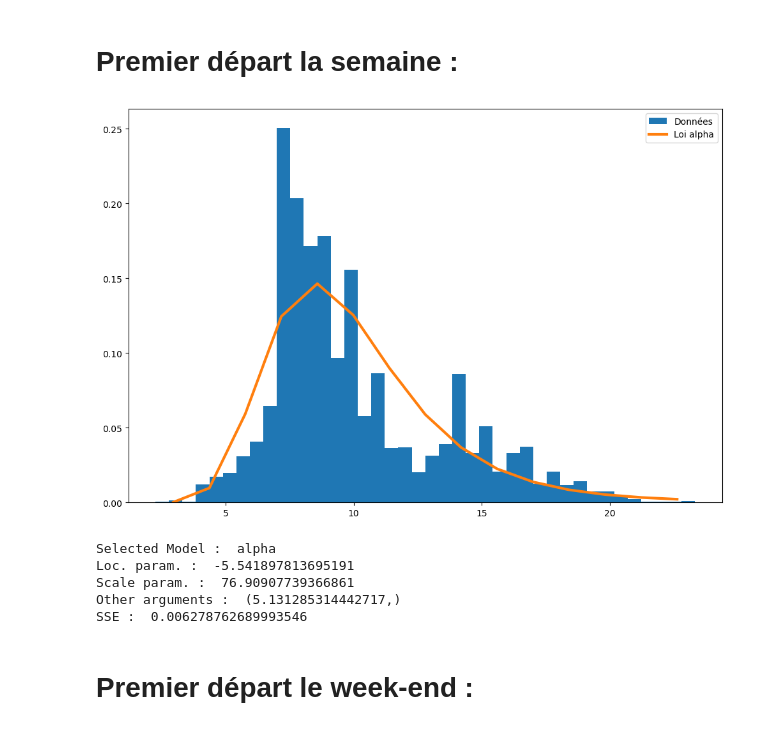
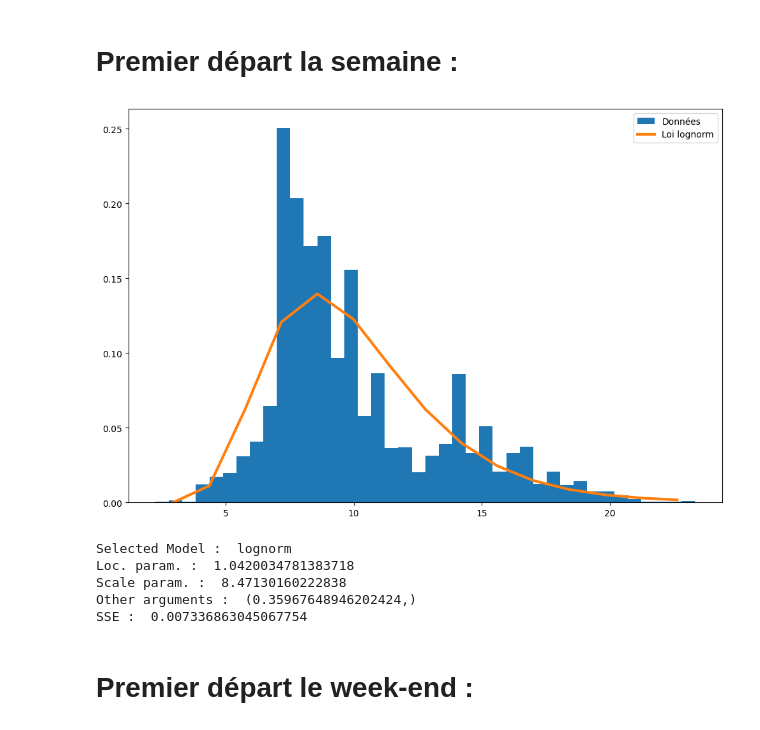
Before and after one commit to kilianguillon/Projet_statapp, a Jupyter notebook: PremierDepart.ipynb, the cells around one changed output. Saved outputs shown, nothing was run; the diff lists cells and outputs as text; code cells hidden in the pictures.

```diff
--- a/PremierDepart.ipynb
+++ b/PremierDepart.ipynb
@@ -59,7 +59,7 @@ plt.show()
 # %% [markdown]
 Programme essayant de trouver la meilleure loi de modélisation :
 # %%
-dist_names = ['norm', 'beta','gamma', 'pareto', 't', 'lognorm', 'invgamma', 'invgauss',  'loggamma', 'alpha', 'chi', 'chi2']
+dist_names = ['norm', 'beta','gamma', 'pareto', 't', 'lognorm', 'invgauss',  'loggamma', 'chi', 'chi2']
 sse = np.inf
 
 # Pour chaque distribution
@@ -381,7 +381,7 @@ x = (x + np.roll(x, -1))[:-1] / 2.0
 #plt.show()
 
 
-dist_names = ['norm', 'beta','gamma', 'pareto', 't', 'lognorm', 'invgamma', 'invgauss',  'loggamma', 'alpha', 'chi', 'chi2']
+dist_names = ['norm', 'beta','gamma', 'pareto', 't', 'lognorm',  'loggamma', 'chi', 'chi2']
 sse = np.inf
 
 # Pour chaque distribution
@@ -396,39 +396,39 @@ for name in dist_names:
   scale = param[-1]
   arg = param[:-2]
 
   # PDF
   pdf = dist.pdf(x, *arg, loc=loc, scale=scale)
   # SSE
   model_sse = np.sum((y - pdf)**2)
 
   # Si le SSE est diminué, enregistrer la loi
   if model_sse < sse :
     best_pdf = pdf
     sse = model_sse
     best_loc = loc
     best_scale = scale
     best_arg = arg
     best_name = name
 
 plt.figure(figsize=(12,8))
 plt.hist(prem_dep_semaine, bins=40, density=True, label="Données")
 plt.plot(x, best_pdf, label="Loi " + best_name, linewidth=3)
 plt.legend(loc='upper right')
 plt.show()
 
 # Détails sur la loi sélectionnée
 print("Selected Model : ", best_name)
 print("Loc. param. : ", best_loc)
 print("Scale param. : ", best_scale)
 print("Other arguments : ", best_arg)
 print("SSE : ", sse)
 # %% [output]
-[figure, old version]
+[figure, new version]
-Selected Model :  alpha
-Loc. param. :  -5.541897813695191
-Scale param. :  76.90907739366861
-Other arguments :  (5.131285314442717,)
-SSE :  0.006278762689993546
+Selected Model :  lognorm
+Loc. param. :  1.0420034781383718
+Scale param. :  8.47130160222838
+Other arguments :  (0.35967648946202424,)
+SSE :  0.007336863045067754
 # %% [markdown]
 # Premier départ le week-end :
 # %%
```
Also changed, not shown: parts of 2 cells of this notebook, 1 other file.
